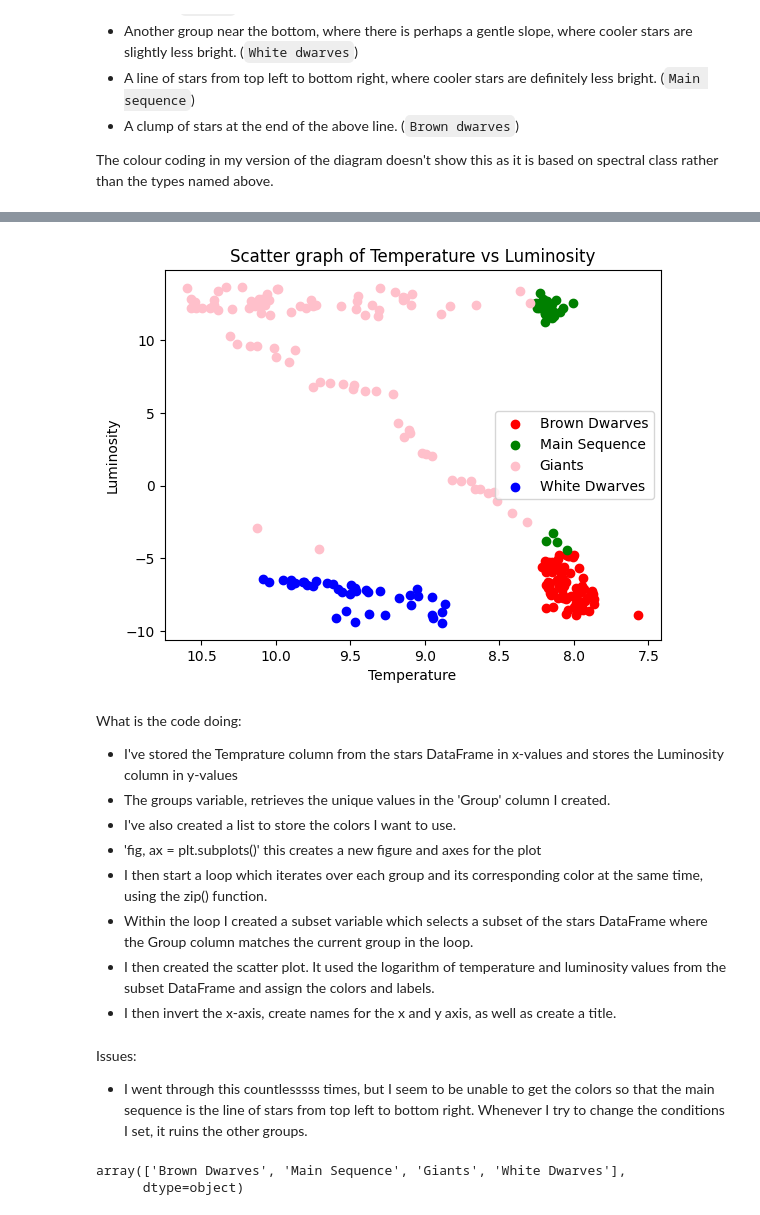
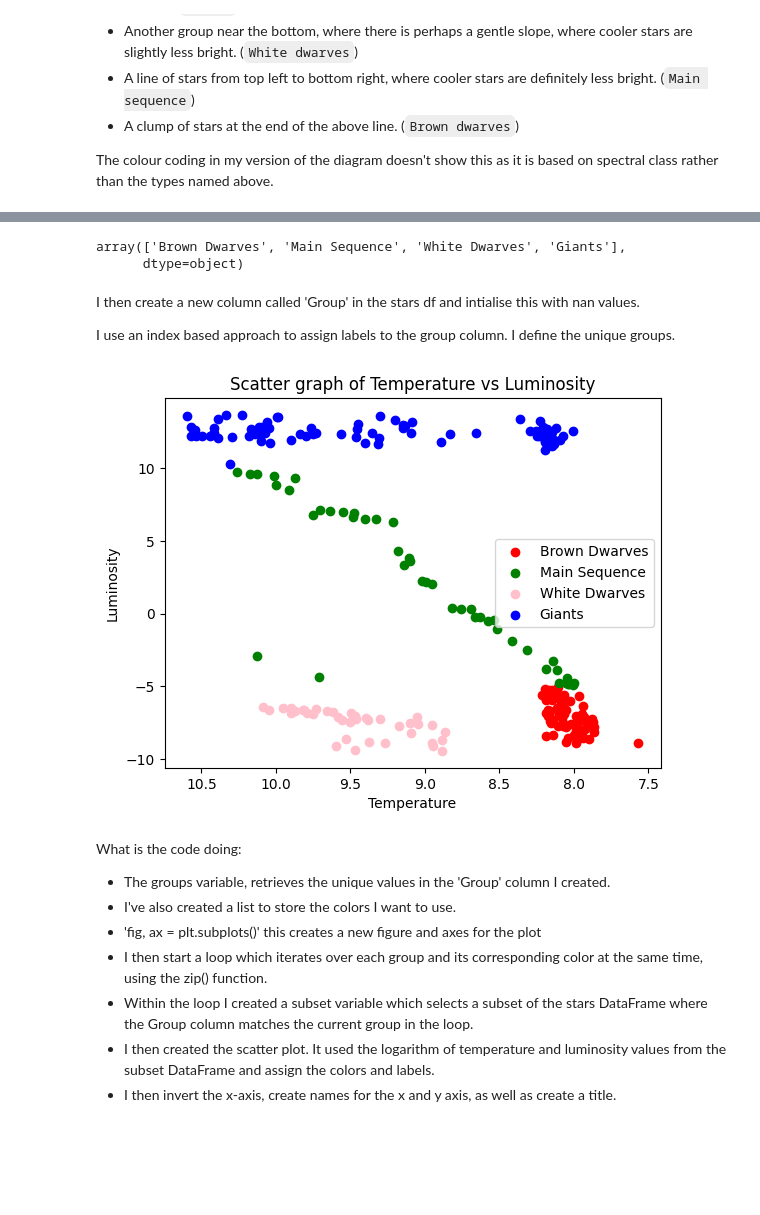
Before and after one commit to ilhaam-start/pandas_practice, a Jupyter notebook: Phase 2/jupyter notebooks/visualising_stars_challenge.ipynb, the cells around one changed output, grey strips where cells are left out. Saved outputs shown, nothing was run; the diff lists cells and outputs as text; code cells hidden in the pictures; blank space fills up the shorter version.

```diff
--- a/Phase 2/jupyter notebooks/visualising_stars_challenge.ipynb
+++ b/Phase 2/jupyter notebooks/visualising_stars_challenge.ipynb
@@ -41,11 +40,0 @@ The first step I will take is to group the different stars by their conditions.
-# %%
-star_groups = [
-    (stars['Temperature'] > 4000) & (stars['Luminosity'] > 0.01), #Giants
-    (stars['Temperature'] > 4000) & (stars['Luminosity'] < 0.01), #White dwarves
-    (stars['Temperature'] < 5000) & (stars['Luminosity'] > 0.01), #Main sequence
-    (stars['Temperature'] < 5000) & (stars['Luminosity'] < 0.01) #Brown dwarves
-]
-
-group_names = ['Giants', 'White Dwarves', 'Main Sequence', 'Brown Dwarves']
-stars['Group'] = np.select(star_groups, group_names)
-stars
@@ -73,0 +41,15 @@ I've then used np.select() to assign the group name to the conditions laid out i
+# %%
+lum_log = np.log(stars['Luminosity'])
+temp_log = np.log(stars['Temperature'])
+
+dwarves = stars.loc[lum_log < -5]
+dwarf_temp_log = np.log(dwarves['Temperature'])
+
+white_dwarves = dwarves.loc[dwarf_temp_log >= 8.25]
+
+brown_dwarves = dwarves.loc[dwarf_temp_log <= 8.25]
+
+main_sequence = stars.loc[lum_log >= -5]
+main_sequence = main_sequence.loc[lum_log <= 10]
+
+giants = stars.loc[lum_log > 10]
@@ -74,26 +64,38 @@ I've then used np.select() to assign the group name to the conditions laid out i
+# %%
+# create the 'Group' column using the above
+stars['Group'] = np.nan
+stars.loc[stars.index.isin(giants.index), 'Group'] = 'Giants'
+stars.loc[stars.index.isin(white_dwarves.index), 'Group'] = 'White Dwarves'
+stars.loc[stars.index.isin(main_sequence.index), 'Group'] = 'Main Sequence'
+stars.loc[stars.index.isin(brown_dwarves.index), 'Group'] = 'Brown Dwarves'
+
+groups = stars['Group'].unique()
+groups
+# %% [output]
+array(['Brown Dwarves', 'Main Sequence', 'White Dwarves', 'Giants'],
+      dtype=object)
+# %% [markdown]
+I then create a new column called 'Group' in the stars df and intialise this with nan values.
+
+I use an index based approach to assign labels to the group column. I define the unique groups.
 # %%
-x_values = stars['Temperature']
-y_values = stars['Luminosity']
-
-groups = stars['Group'].unique()
 colors = ['red', 'green', 'pink', 'blue']
 
 fig, ax = plt.subplots()
 for group, color in zip(groups, colors):
     subset = stars[stars['Group'] == group]
     ax.scatter(np.log(subset['Temperature']), np.log(subset['Luminosity']), color=color, label=group)
 
 plt.gca().invert_xaxis()
 plt.xlabel("Temperature")
 plt.ylabel("Luminosity")
 plt.title("Scatter graph of Temperature vs Luminosity")
 plt.legend()
 plt.show()
 # %% [output]
-[figure, old version]
+[figure, new version]
 # %% [markdown]
 What is the code doing:
-- I've stored the Temprature column from the stars DataFrame in x-values and stores the Luminosity column in y-values
 - The groups variable, retrieves the unique values in the 'Group' column I created.
 - I've also created a list to store the colors I want to use.
 - 'fig, ax = plt.subplots()' this creates a new figure and axes for the plot
@@ -101,11 +103,3 @@ What is the code doing:
 - Within the loop I created a subset variable which selects a subset of the stars DataFrame where the Group column matches the current group in the loop.
 - I then created the scatter plot. It used the logarithm of temperature and luminosity values from the subset DataFrame and assign the colors and labels.
 - I then invert the x-axis, create names for the x and y axis, as well as create a title.
-# %% [markdown]
-Issues:
-- I went through this countlesssss times, but I seem to be unable to get the colors so that the main sequence is the line of stars from top left to bottom right. Whenever I try to change the conditions I set, it ruins the other groups.
-# %%
-groups
-# %% [output]
-array(['Brown Dwarves', 'Main Sequence', 'Giants', 'White Dwarves'],
-      dtype=object)
```
Also changed, not shown: parts of 4 cells of this notebook.
